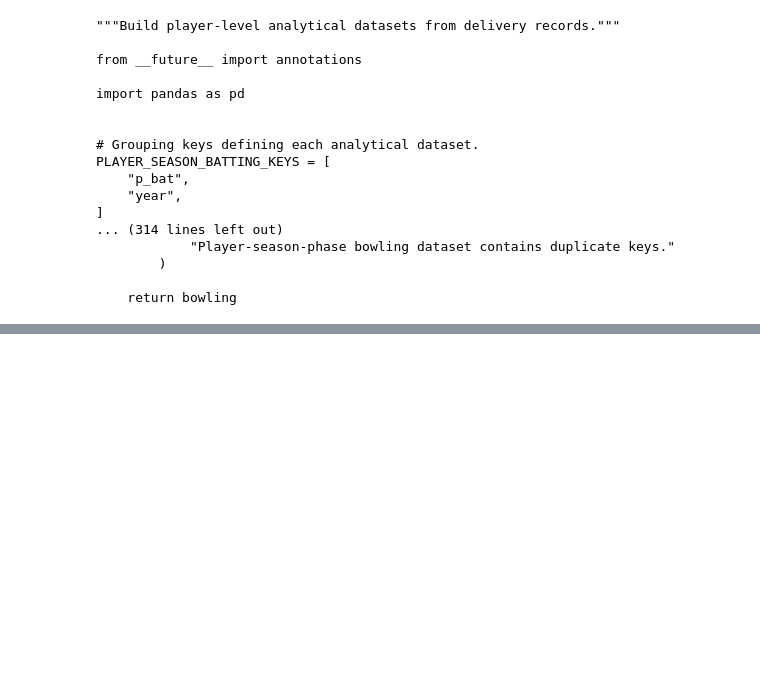
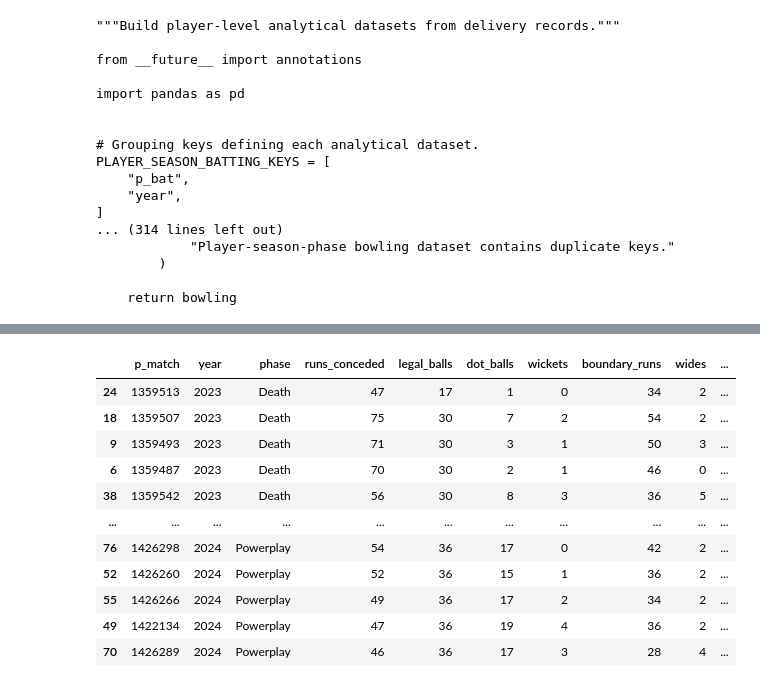
Before and after one commit to SohamBhow22/Hackathon_DPL2026, a Jupyter notebook: notebooks/03_kkr_performance_analysis.ipynb, the cells around one changed output, grey strips where cells are left out. Drawn from its saved outputs; the diff is of its cells as text; code cells hidden in the pictures; blank space fills up the shorter version.

```diff
--- a/notebooks/03_kkr_performance_analysis.ipynb
+++ b/notebooks/03_kkr_performance_analysis.ipynb
@@ -1428,0 +1472,19 @@ PLAYER_SEASON_BATTING_KEYS = [
+# %%
+# Rebuild delivery-level features with the new extras metrics.
+df_features = add_metric_features(df)
+
+# Rebuild both bowling aggregations.
+player_season_bowling = build_player_season_bowling(df_features)
+
+player_season_phase_bowling = (
+    build_player_season_phase_bowling(df_features)
+)
+
+print("Player-season bowling shape:", player_season_bowling.shape)
+print("Player-season-phase bowling shape:", player_season_phase_bowling.shape)
+
+print("\nPlayer-season bowling columns:")
+print(player_season_bowling.columns.tolist())
+
+print("\nPlayer-season-phase bowling columns:")
+print(player_season_phase_bowling.columns.tolist())
@@ -1428,0 +2442,80 @@ PLAYER_SEASON_BATTING_KEYS = [
+# %%
+# Step 17.1: Build a match-level bowling dataset by phase.
+# Compare league matches only; exclude the two 2024 knockouts.
+
+league_match_ids = set(
+    kkr_bowling_match.loc[
+        kkr_bowling_match["match_type"].eq("League"),
+        "p_match",
+    ]
+)
+
+kkr_league_deliveries = kkr_bowling_deliveries.loc[
+    kkr_bowling_deliveries["p_match"].isin(league_match_ids)
+].copy()
+
+# Derive the phase explicitly so this cell does not depend on
+# whether a previous notebook cell added a phase column.
+kkr_league_deliveries["phase"] = derive_match_phase(
+    kkr_league_deliveries
+)
+
+kkr_league_phase_match = (
+    kkr_league_deliveries
+    .groupby(["p_match", "year", "phase"], observed=True)
+    .agg(
+        runs_conceded=("bowlruns", "sum"),
+        legal_balls=("legal_delivery", "sum"),
+        dot_balls=("bowling_dot", "sum"),
+        wickets=("bowler_credited_wicket", "sum"),
+        boundary_runs=("boundary_runs", "sum"),
+        wides=("wides", "sum"),
+        noball_extras=("noball_extras", "sum"),
+    )
+    .reset_index()
+)
+
+kkr_league_phase_match["overs_bowled"] = (
+    kkr_league_phase_match["legal_balls"] / 6
+)
+
+kkr_league_phase_match["runs_per_over"] = (
+    kkr_league_phase_match["runs_conceded"]
+    / kkr_league_phase_match["overs_bowled"]
+)
+
+kkr_league_phase_match["dot_ball_pct"] = (
+    kkr_league_phase_match["dot_balls"]
+    / kkr_league_phase_match["legal_balls"]
+    * 100
+)
+
+kkr_league_phase_match["boundary_runs_per_over"] = (
+    kkr_league_phase_match["boundary_runs"]
+    / kkr_league_phase_match["overs_bowled"]
+)
+
+kkr_league_phase_match["extras_per_over"] = (
+    kkr_league_phase_match["wides"]
+    + kkr_league_phase_match["noball_extras"]
+) / kkr_league_phase_match["overs_bowled"]
+
+display(
+    kkr_league_phase_match.sort_values(
+        ["year", "phase", "runs_per_over"],
+        ascending=[True, True, False],
+    ).round(2)
+)
+# %% [output]
+|  | p_match | year | phase | runs_conceded | legal_balls | dot_balls | wickets | boundary_runs | wides | ... |
+| 24 | 1359513 | 2023 | Death | 47 | 17 | 1 | 0 | 34 | 2 | ... |
+| 18 | 1359507 | 2023 | Death | 75 | 30 | 7 | 2 | 54 | 2 | ... |
+| 9 | 1359493 | 2023 | Death | 71 | 30 | 3 | 1 | 50 | 3 | ... |
+| 6 | 1359487 | 2023 | Death | 70 | 30 | 2 | 1 | 46 | 0 | ... |
+| 38 | 1359542 | 2023 | Death | 56 | 30 | 8 | 3 | 36 | 5 | ... |
+| ... | ... | ... | ... | ... | ... | ... | ... | ... | ... | ... |
+| 76 | 1426298 | 2024 | Powerplay | 54 | 36 | 17 | 0 | 42 | 2 | ... |
+| 52 | 1426260 | 2024 | Powerplay | 52 | 36 | 15 | 1 | 36 | 2 | ... |
+| 55 | 1426266 | 2024 | Powerplay | 49 | 36 | 17 | 2 | 34 | 2 | ... |
+| 49 | 1422134 | 2024 | Powerplay | 47 | 36 | 19 | 4 | 36 | 2 | ... |
+| 70 | 1426289 | 2024 | Powerplay | 46 | 36 | 17 | 3 | 28 | 4 | ... |
```
Also changed, not shown: parts of 22 cells of this notebook, 4 other files.
